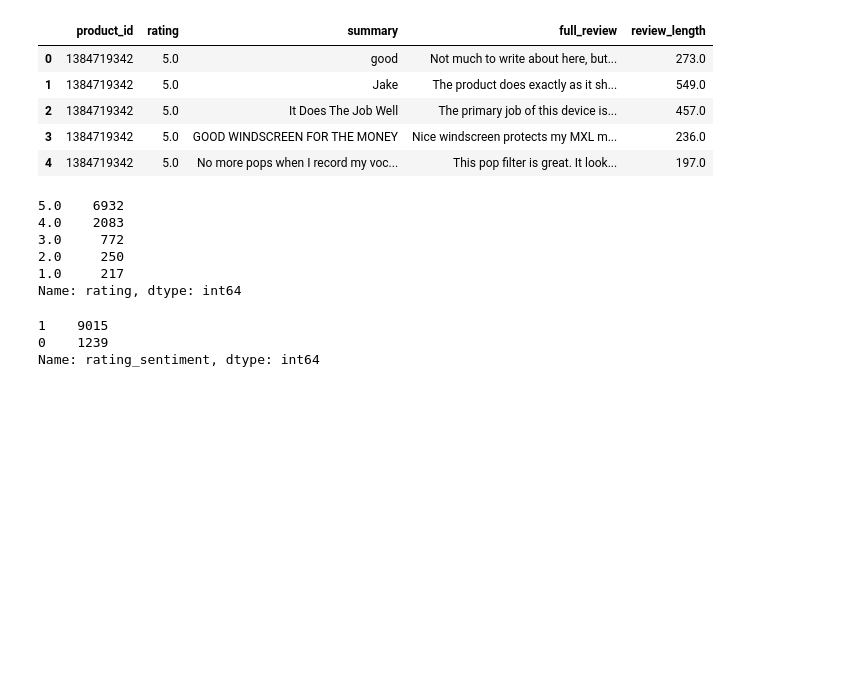
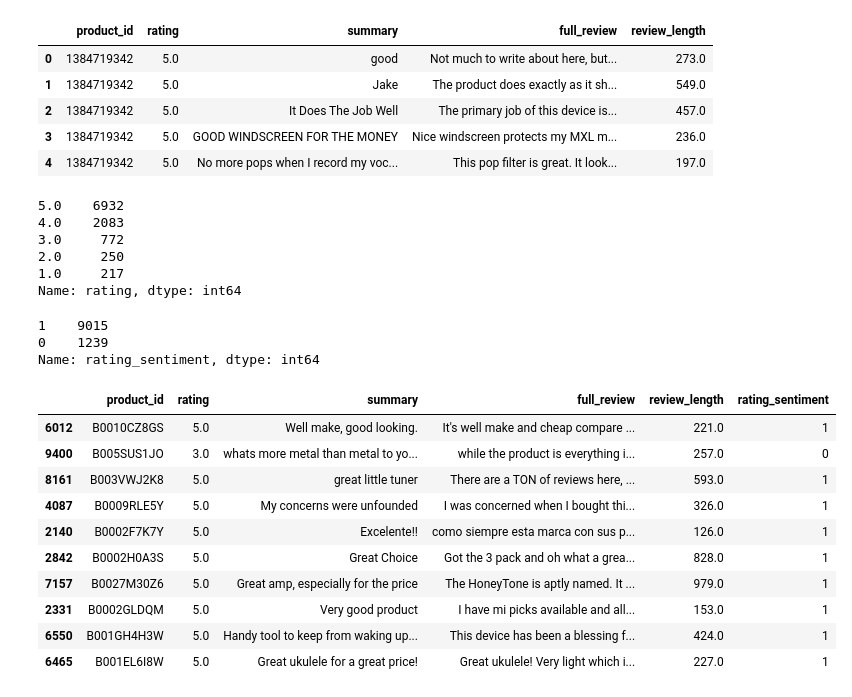
Before and after one commit to chasethompson/amazon-music-nlp, a Jupyter notebook: amazon_music_review_nlp.ipynb, the cells around one changed output. Drawn from its saved outputs; the diff is of its cells as text; code cells hidden in the pictures; blank space fills up the shorter version.

```diff
--- a/amazon_music_review_nlp.ipynb
+++ b/amazon_music_review_nlp.ipynb
@@ -284,6 +295,20 @@ df.rating_sentiment.value_counts()
 1    9015
 0    1239
 Name: rating_sentiment, dtype: int64
+# %%
+df.sample(10)
+# %% [output]
+|  | product_id | rating | summary | full_review | review_length | rating_sentiment |
+| 6012 | B0010CZ8GS | 5.0 | Well make, good looking. | It's well make and cheap compare ... | 221.0 | 1 |
+| 9400 | B005SUS1JO | 3.0 | whats more metal than metal to yo... | while the product is everything i... | 257.0 | 0 |
+| 8161 | B003VWJ2K8 | 5.0 | great little tuner | There are a TON of reviews here, ... | 593.0 | 1 |
+| 4087 | B0009RLE5Y | 5.0 | My concerns were unfounded | I was concerned when I bought thi... | 326.0 | 1 |
+| 2140 | B0002F7K7Y | 5.0 | Excelente!! | como siempre esta marca con sus p... | 126.0 | 1 |
+| 2842 | B0002H0A3S | 5.0 | Great Choice | Got the 3 pack and oh what a grea... | 828.0 | 1 |
+| 7157 | B0027M30Z6 | 5.0 | Great amp, especially for the price | The HoneyTone is aptly named. It ... | 979.0 | 1 |
+| 2331 | B0002GLDQM | 5.0 | Very good product | I have mi picks available and all... | 153.0 | 1 |
+| 6550 | B001GH4H3W | 5.0 | Handy tool to keep from waking up... | This device has been a blessing f... | 424.0 | 1 |
+| 6465 | B001EL6I8W | 5.0 | Great ukulele for a great price! | Great ukulele! Very light which i... | 227.0 | 1 |
 # %%
 def basic_clean(df, col):
     '''
```
Also changed, not shown: parts of 36 cells of this notebook.
